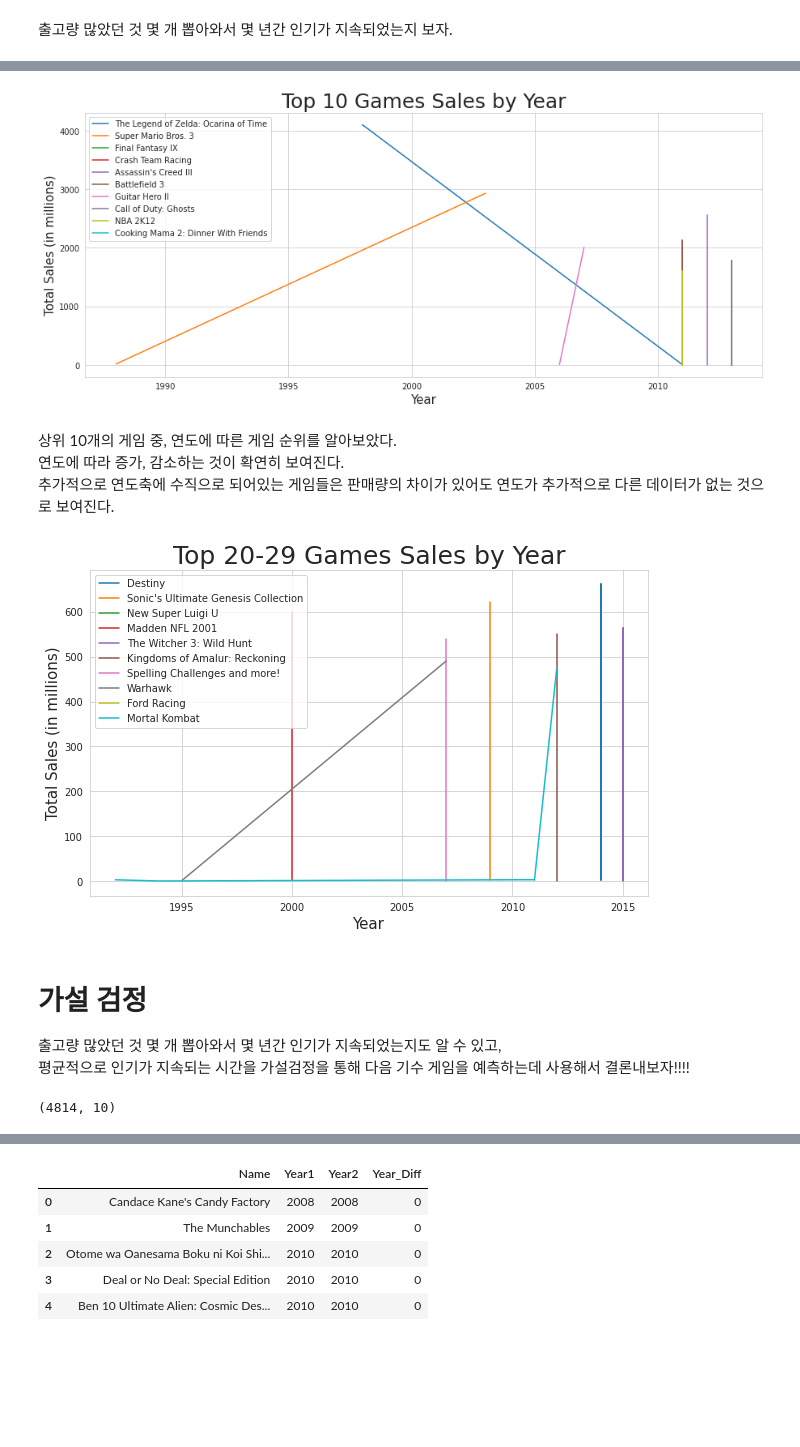
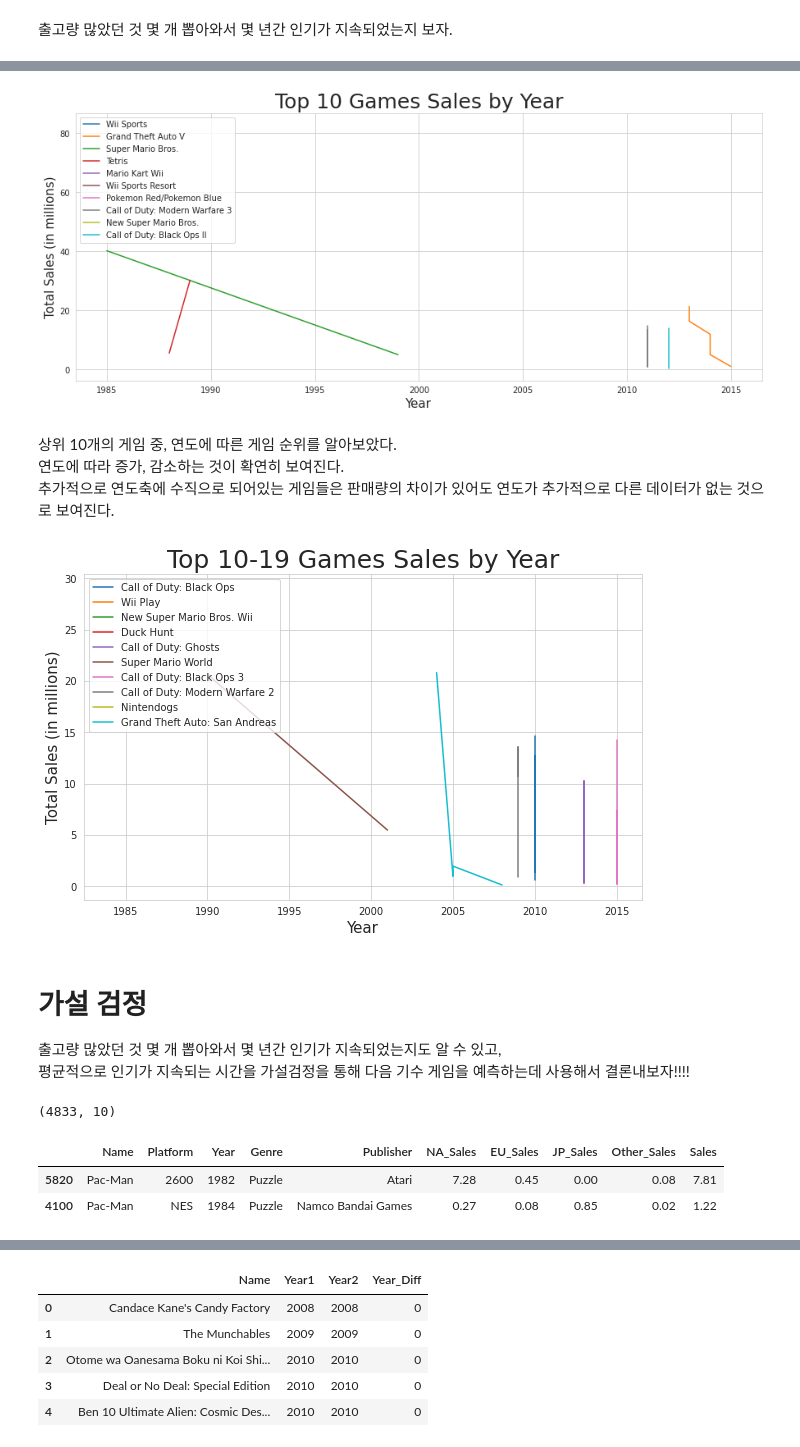
Before and after one commit to bomishot/section1_project, a Jupyter notebook: Section1_Project_Code.ipynb, the cells around one changed output, grey strips where cells are left out. Drawn from its saved outputs; the diff is of its cells as text; code cells hidden in the pictures; blank space fills up the shorter version.

```diff
--- a/Section1_Project_Code.ipynb
+++ b/Section1_Project_Code.ipynb
@@ -113,7 +115,7 @@ JP_Sales          0K
 Other_Sales     0.06
 Name: 10, dtype: object
 # %%
-new_df[['NA_Sales','EU_Sales', 'JP_Sales', 'Other_Sales']] = df[['NA_Sales','EU_Sales', 'JP_Sales', 'Other_Sales']].apply(lambda x : x.str.replace('K', '').replace(r'\d*\.\d*M|0M', '0', regex=True))
+new_df[['NA_Sales', 'EU_Sales', 'JP_Sales', 'Other_Sales']] = df[['NA_Sales', 'EU_Sales', 'JP_Sales', 'Other_Sales']].replace({'K': 'e-3', 'M': ''}, regex=True).apply(pd.to_numeric)
 # %%
 new_df.iloc[10,5:]
 # %% [output]
@@ -922,31 +792,31 @@ ax.set_xlabel('Year', fontsize=15)
 ax.set_ylabel('Total Sales (in millions)', fontsize=15)
 ax.set_title('Top 10 Games Sales by Year', fontsize=25);
 # %% [output]
-[figure, old version]
+[figure, new version]
 # %% [markdown]
 상위 10개의 게임 중, 연도에 따른 게임 순위를 알아보았다.
 연도에 따라 증가, 감소하는 것이 확연히 보여진다.
 추가적으로 연도축에 수직으로 되어있는 게임들은 판매량의 차이가 있어도 연도가 추가적으로 다른 데이터가 없는 것으로 보여진다.
 # %%
-best_game_sell = new_df.groupby('Name')['Sales'].sum().sort_values(ascending=False)[20:30]
+best_game_sell = new_df.groupby('Name')['Sales'].sum().sort_values(ascending=False)[10:20]
 game_list = []
 
 for game_name in best_game_sell.index:
     game_df = new_df[new_df['Name']==game_name].sort_values(by='Year')
     game_list.append(game_df)
 
 fig, ax = plt.subplots(figsize=(10, 6))
 
 for i, game_df in enumerate(game_list):
     ax.plot(game_df['Year'], game_df['Sales'], label=best_game_sell.index[i])
 
 ax.legend(loc='upper left')
 ax.set_xlabel('Year', fontsize=15)
 ax.set_ylabel('Total Sales (in millions)', fontsize=15)
-ax.set_title('Top 20-29 Games Sales by Year', fontsize=25)
+ax.set_title('Top 10-19 Games Sales by Year', fontsize=25)
 plt.show()
 # %% [output]
-[figure, old version]
+[figure, new version]
 # %% [markdown]
 # 가설 검정
 
@@ -959,4 +829,10 @@ top_10000_games = new_df.sort_values(by='Sales', ascending=False).head(10000)
 duplicate_games = top_10000_games[top_10000_games.duplicated(subset=['Name'], keep=False)]
 duplicate_games.shape
 # %% [output]
-(4814, 10)
+(4833, 10)
+# %%
+duplicate_games[duplicate_games['Name']=="Pac-Man"]
+# %% [output]
+|  | Name | Platform | Year | Genre | Publisher | NA_Sales | EU_Sales | JP_Sales | Other_Sales | Sales |
+| 5820 | Pac-Man | 2600 | 1982 | Puzzle | Atari | 7.28 | 0.45 | 0.00 | 0.08 | 7.81 |
+| 4100 | Pac-Man | NES | 1984 | Puzzle | Namco Bandai Games | 0.27 | 0.08 | 0.85 | 0.02 | 1.22 |
```
Also changed, not shown: parts of 75 cells of this notebook.
